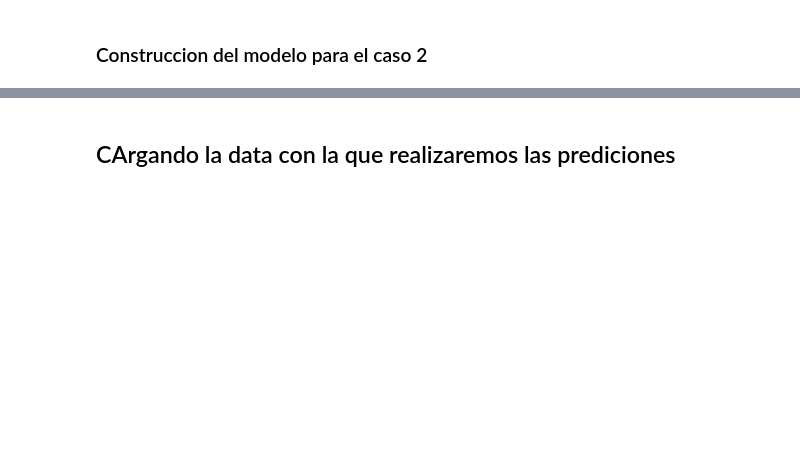
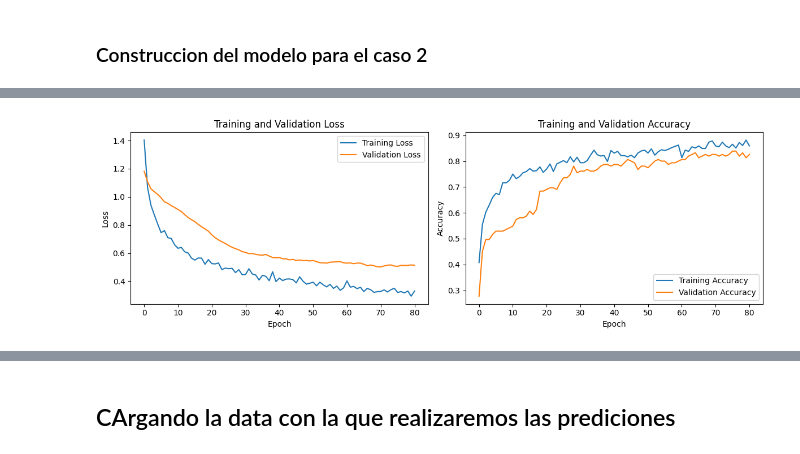
Before and after one commit to miky14n/Red-neuronal, a Jupyter notebook: Asigment5.ipynb, the cells around one changed output, grey strips where cells are left out. Saved outputs shown, nothing was run; the diff lists cells and outputs as text; code cells hidden in the pictures; blank space fills up the shorter version.

```diff
--- a/Asigment5.ipynb
+++ b/Asigment5.ipynb
@@ -191,7 +209,7 @@ display(data_transform.head(100))
 100 rows × 17 columns
 # %%
 mapping = {'Bajo': 0, 'Moderado': 1, 'Alto': 2}
-data['Nivel de Adaptación'] = data['Nivel de Adaptación'].map(mapping)
+data_transform['Nivel de Adaptación'] = data_transform['Nivel de Adaptación'].map(mapping)
 
-print(data['Nivel de Adaptación'])
+print(data_transform['Nivel de Adaptación'])
 # %% [output]
@@ -342,7 +393,7 @@ model_encode = tf.keras.models.Sequential([
     tf.keras.layers.BatchNormalization(),
     tf.keras.layers.Dense(33 , activation = 'relu'),
     tf.keras.layers.BatchNormalization(),
-    tf.keras.layers.Dense(66 , activation = "relu"),
+    tf.keras.layers.Dense(66 , activation = "gelu"),
     tf.keras.layers.BatchNormalization(),
     tf.keras.layers.Dropout(0.2) ,
     tf.keras.layers.Dense(3 , activation = 'softmax')
@@ -350,10 +401,10 @@ model_encode = tf.keras.models.Sequential([
 
 # Compilar el modelo
 model_encode.compile(loss='sparse_categorical_crossentropy', optimizer=tf.keras.optimizers.Adam(learning_rate=0.001), metrics=['accuracy'])
-
+early_stop = tf.keras.callbacks.EarlyStopping(monitor='val_loss', patience=10)
 # Entrenar el modelo con callbacks
 callback = tf.keras.callbacks.EarlyStopping(monitor='val_loss', patience=10, restore_best_weights=True)
-history = model_encode.fit(x_train_encod, y_train_encod, epochs=100, validation_split=0.2, batch_size=64, callbacks=[callback])
+history = model_encode.fit(x_train_encod, y_train_encod, epochs=100, validation_split=0.2, batch_size=64, callbacks=[early_stop, PrintDot()])
 
 
 test_loss, test_accuracy = model_encode.evaluate(x_test_encod, y_test_encod)
@@ -385,3 +436,7 @@ acc_encod
+# %%
+print_history(history)
+# %% [output]
+[figure, added]
 # %%
 #guardando el mejor modelo obtenido hasta ahora
 #model_dir = './BestModel'
```
Also changed, not shown: parts of 33 cells of this notebook, 4 other files.
